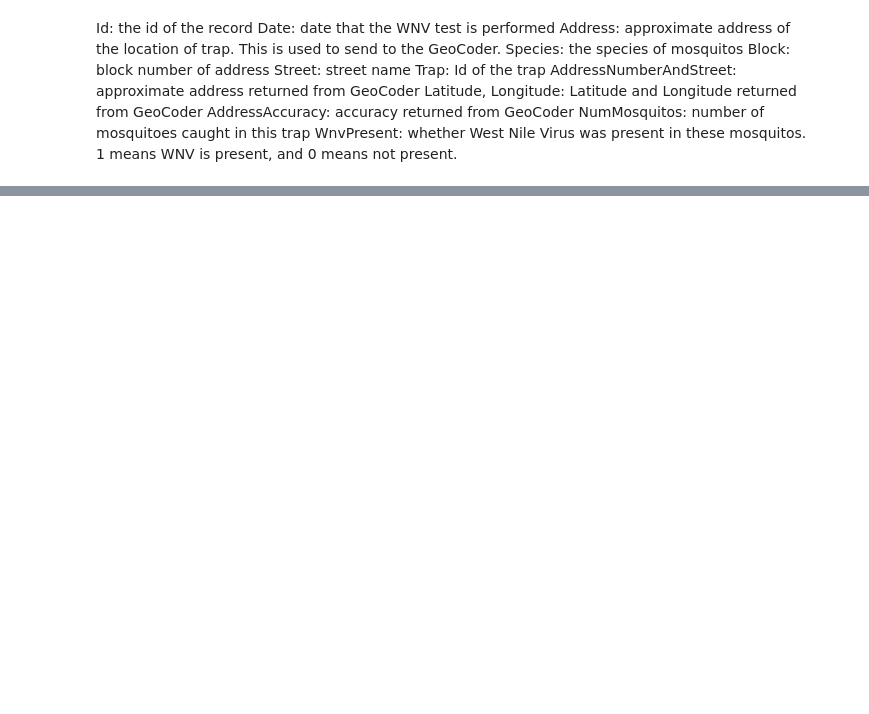
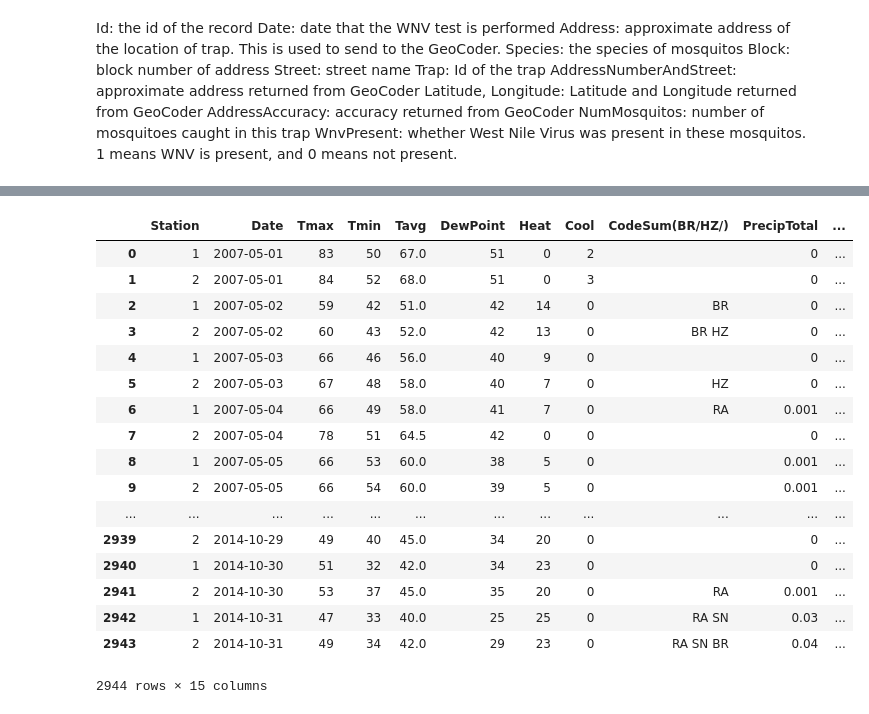
Before and after one commit to codelalala/hippohacks2018, a Jupyter notebook: LoadingData.ipynb, the cells around one changed output, grey strips where cells are left out. Drawn from its saved outputs; the diff is of its cells as text; code cells hidden in the pictures; blank space fills up the shorter version.

Commit message:
new data

```diff
--- a/LoadingData.ipynb
+++ b/LoadingData.ipynb
@@ -25,9 +26,10 @@ WnvPresent: whether West Nile Virus was present in these mosquitos. 1 means WNV
 # %%
 name=['Date','Address','Species','Block','Street','Trap','AddressNumberAndStreet','Latitue','AddressAccuracy','NumMosquitos','WnvPresent']
 # %%
-train_set=pd.read_csv('data/train.csv',header=0)
-test_set=pd.read_csv('data/test.csv',header=0)
-weather=pd.read_csv('data/weather.csv',header=0)
+train_set=pd.read_csv('data/train.csv',header=0,parse_dates=[0],infer_datetime_format=True)
+#test_set=pd.read_csv('data/test.csv',header=0,parse_dates=[0],infer_datetime_format=True)
+weather=pd.read_excel('data/data_cleaned_1st(2).xlsx',header=0,parse_dates=[1],infer_datetime_format=True)
+spray=pd.read_csv('data/spray.csv',header=0,parse_dates=[0],infer_datetime_format=True)
 # %%
 train_set.info()
 # %% [output]
@@ -118,0 +121,21 @@ final_train
+# %%
+weather
+# %% [output]
+|  | Station | Date | Tmax | Tmin | Tavg | DewPoint | Heat | Cool | CodeSum(BR/HZ/) | PrecipTotal | ... |
+| 0 | 1 | 2007-05-01 | 83 | 50 | 67.0 | 51 | 0 | 2 |  | 0 | ... |
+| 1 | 2 | 2007-05-01 | 84 | 52 | 68.0 | 51 | 0 | 3 |  | 0 | ... |
+| 2 | 1 | 2007-05-02 | 59 | 42 | 51.0 | 42 | 14 | 0 | BR | 0 | ... |
+| 3 | 2 | 2007-05-02 | 60 | 43 | 52.0 | 42 | 13 | 0 | BR HZ | 0 | ... |
+| 4 | 1 | 2007-05-03 | 66 | 46 | 56.0 | 40 | 9 | 0 |  | 0 | ... |
+| 5 | 2 | 2007-05-03 | 67 | 48 | 58.0 | 40 | 7 | 0 | HZ | 0 | ... |
+| 6 | 1 | 2007-05-04 | 66 | 49 | 58.0 | 41 | 7 | 0 | RA | 0.001 | ... |
+| 7 | 2 | 2007-05-04 | 78 | 51 | 64.5 | 42 | 0 | 0 |  | 0 | ... |
+| 8 | 1 | 2007-05-05 | 66 | 53 | 60.0 | 38 | 5 | 0 |  | 0.001 | ... |
+| 9 | 2 | 2007-05-05 | 66 | 54 | 60.0 | 39 | 5 | 0 |  | 0.001 | ... |
+| ... | ... | ... | ... | ... | ... | ... | ... | ... | ... | ... | ... |
+| 2939 | 2 | 2014-10-29 | 49 | 40 | 45.0 | 34 | 20 | 0 |  | 0 | ... |
+| 2940 | 1 | 2014-10-30 | 51 | 32 | 42.0 | 34 | 23 | 0 |  | 0 | ... |
+| 2941 | 2 | 2014-10-30 | 53 | 37 | 45.0 | 35 | 20 | 0 | RA | 0.001 | ... |
+| 2942 | 1 | 2014-10-31 | 47 | 33 | 40.0 | 25 | 25 | 0 | RA SN | 0.03 | ... |
+| 2943 | 2 | 2014-10-31 | 49 | 34 | 42.0 | 29 | 23 | 0 | RA SN BR | 0.04 | ... |
+2944 rows × 15 columns
```
Also changed, not shown: parts of 26 cells of this notebook, 2 other files.
